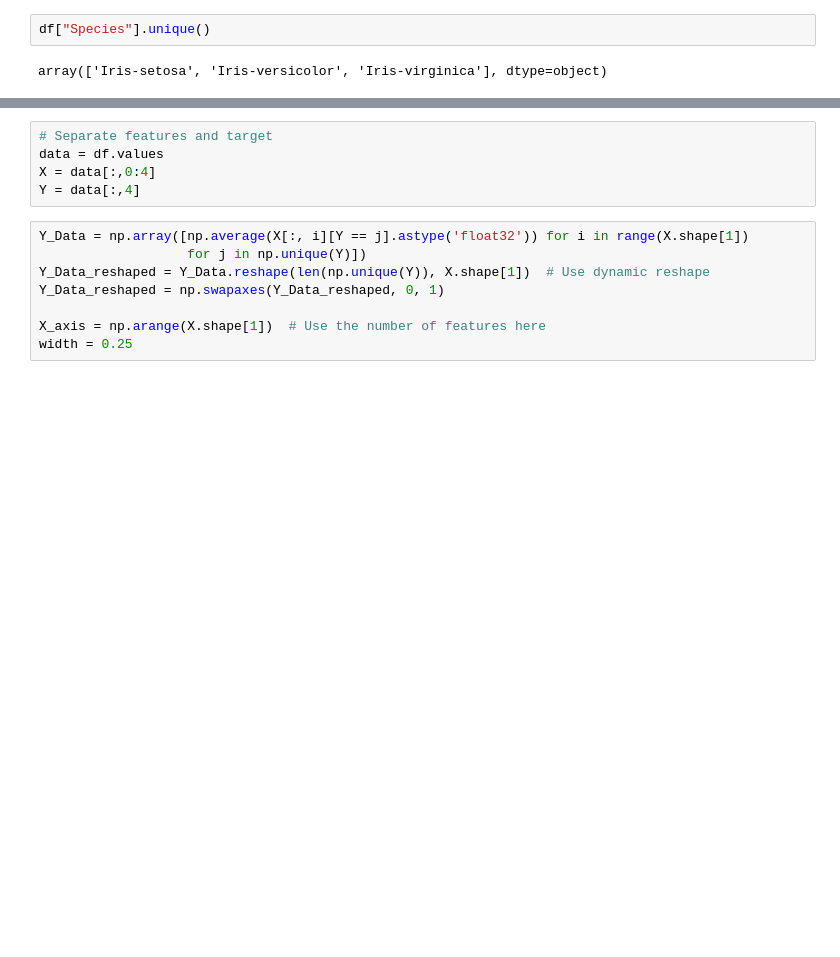
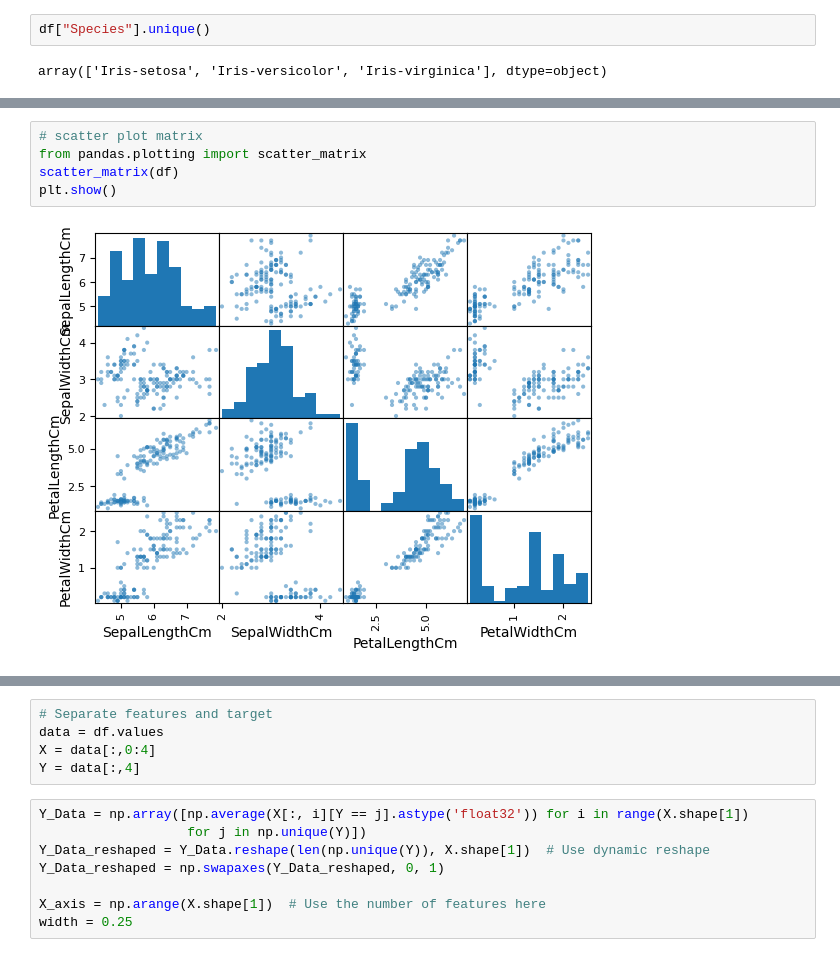
Before and after one commit to SrijanChakraborty/Iris-Classification, a Jupyter notebook: iris classification.ipynb, the cells around one changed output, grey strips where cells are left out. Saved outputs shown, nothing was run; the diff lists cells and outputs as text; blank space fills up the shorter version.

```diff
--- a/iris classification.ipynb
+++ b/iris classification.ipynb
@@ -126,0 +145,7 @@ array(['Iris-setosa', 'Iris-versicolor', 'Iris-virginica'], dtype=object)
+# %%
+# scatter plot matrix
+from pandas.plotting import scatter_matrix
+scatter_matrix(df)
+plt.show()
+# %% [output]
+[figure, added]
```
Also changed, not shown: parts of 32 cells of this notebook, 21 other files.
